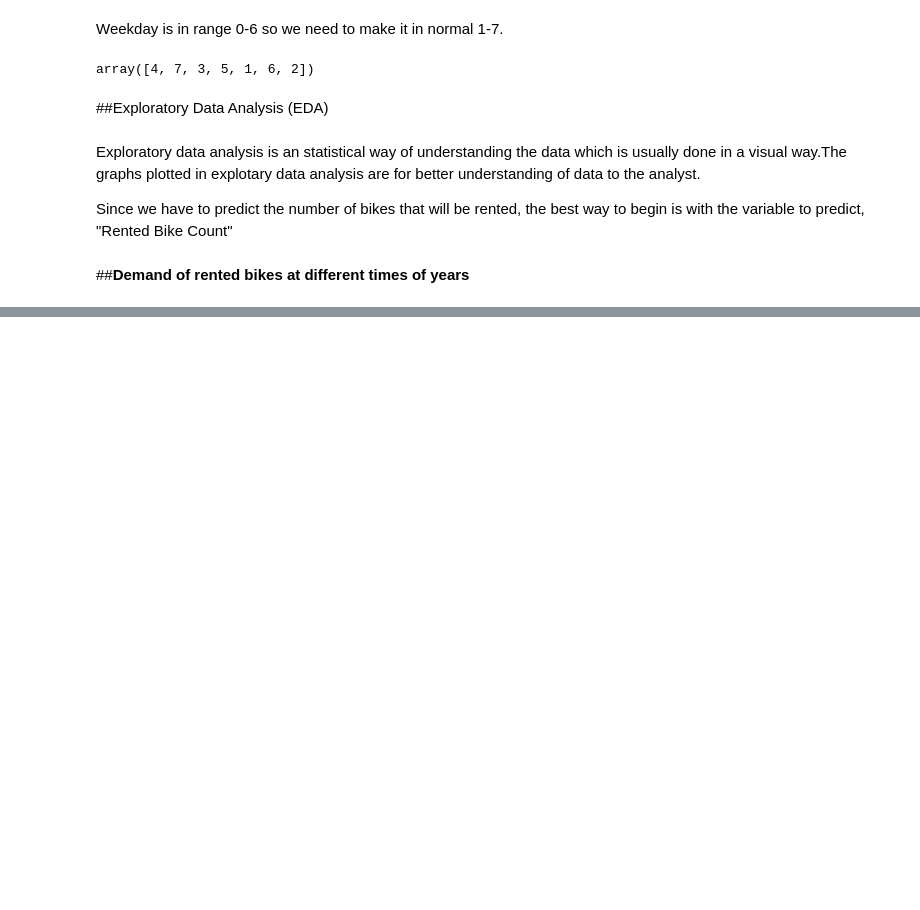
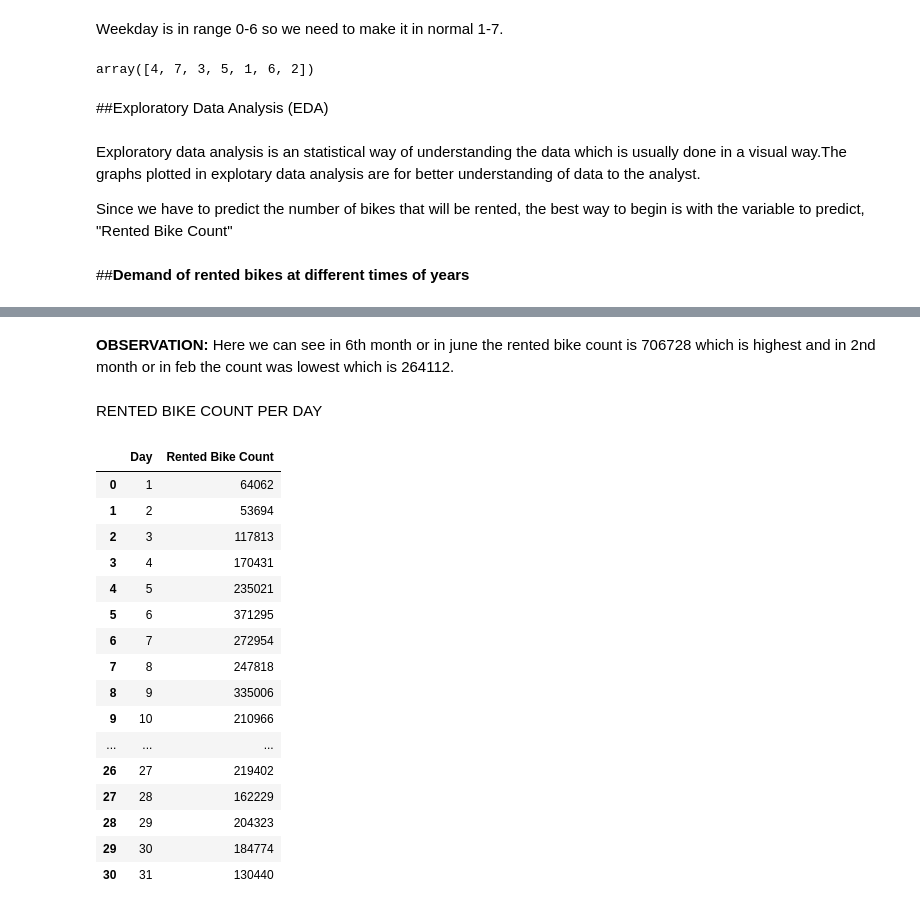
Before and after one commit to SuvOnGithub/Bike-Sharing-Demand-Prediction---Capstone-Project, a Jupyter notebook: suvenddu_Bike_Sharing_Demand_Prediction_Capstone_Project_.ipynb, the cells around one changed output, grey strips where cells are left out. Drawn from its saved outputs; the diff is of its cells as text; code cells hidden in the pictures; blank space fills up the shorter version.

```diff
--- a/suvenddu_Bike_Sharing_Demand_Prediction_Capstone_Project_.ipynb
+++ b/suvenddu_Bike_Sharing_Demand_Prediction_Capstone_Project_.ipynb
@@ -216,0 +319,24 @@ Rented_bike_per_Weekday= pd.DataFrame(df['Rented Bike Count'].groupby(by=df['wee
+# %% [markdown]
+**OBSERVATION:** Here we can see in 6th month or in june the rented bike count is 706728 which is highest and in 2nd month or in feb the count was lowest which is 264112.
+# %% [markdown]
+RENTED BIKE COUNT PER DAY
+# %%
+Rented_bike_per_Day
+# %% [output]
+|  | Day | Rented Bike Count |
+| 0 | 1 | 64062 |
+| 1 | 2 | 53694 |
+| 2 | 3 | 117813 |
+| 3 | 4 | 170431 |
+| 4 | 5 | 235021 |
+| 5 | 6 | 371295 |
+| 6 | 7 | 272954 |
+| 7 | 8 | 247818 |
+| 8 | 9 | 335006 |
+| 9 | 10 | 210966 |
+| ... | ... | ... |
+| 26 | 27 | 219402 |
+| 27 | 28 | 162229 |
+| 28 | 29 | 204323 |
+| 29 | 30 | 184774 |
+| 30 | 31 | 130440 |
```
Also changed, not shown: parts of 9 cells of this notebook.
